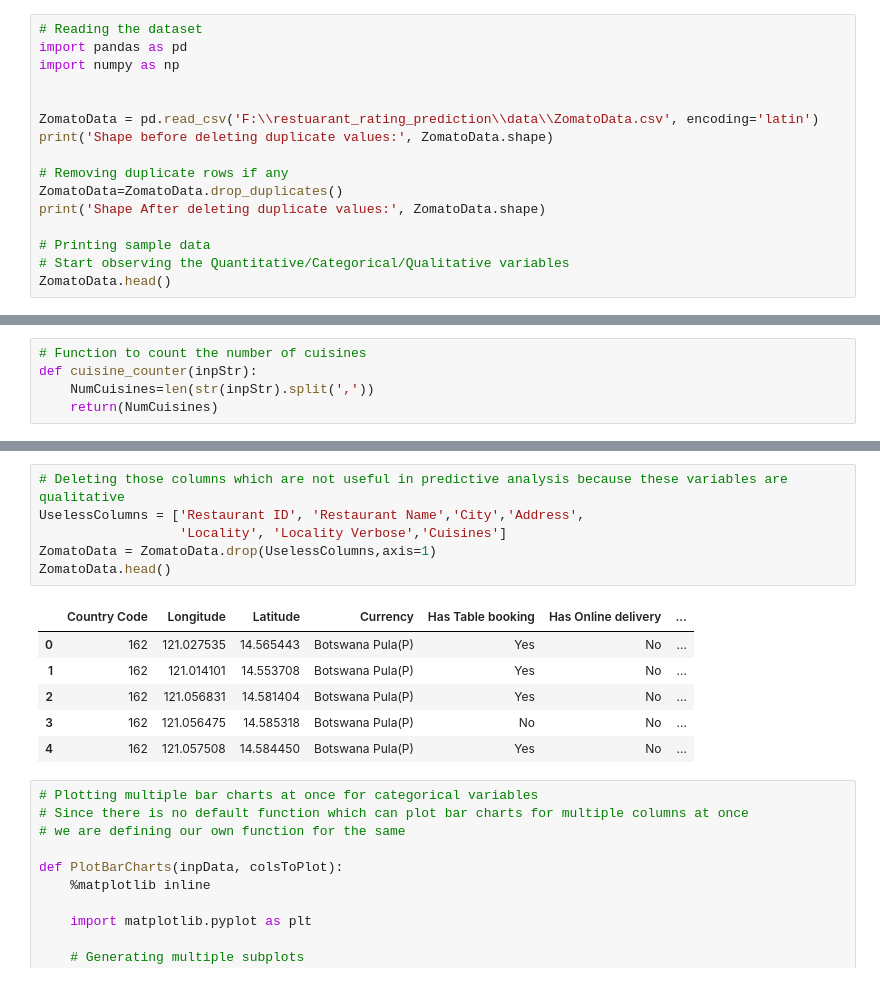
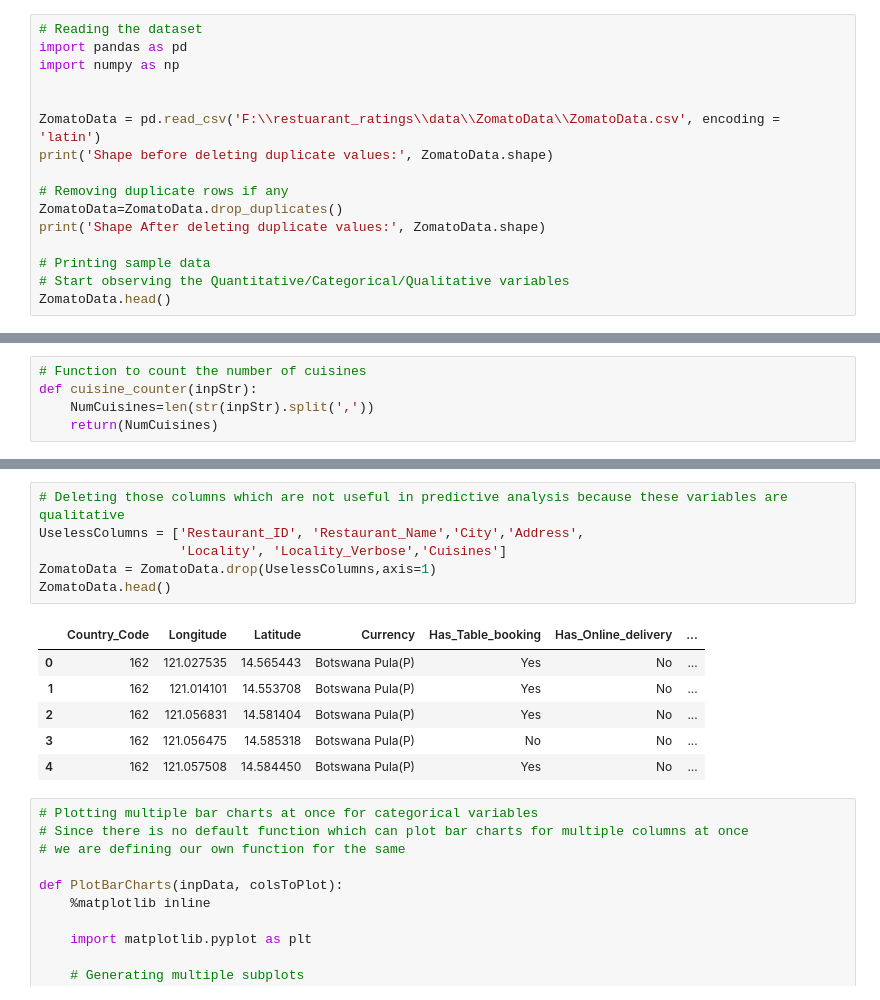
Before and after one commit to Adityashinde1/restuarant_ratings, a Jupyter notebook: notebook/restuarant_rating_prediction.ipynb, the cells around one changed output, grey strips where cells are left out. Drawn from its saved outputs; the diff is of its cells as text.

```diff
--- a/notebook/restuarant_rating_prediction.ipynb
+++ b/notebook/restuarant_rating_prediction.ipynb
@@ -8,7 +8,7 @@ import pandas as pd
 import numpy as np
 
 
-ZomatoData = pd.read_csv('F:\\restuarant_rating_prediction\\data\\ZomatoData.csv', encoding='latin')
+ZomatoData = pd.read_csv('F:\\restuarant_ratings\\data\\ZomatoData\\ZomatoData.csv', encoding = 'latin')
 print('Shape before deleting duplicate values:', ZomatoData.shape)
 
 # Removing duplicate rows if any
@@ -129,12 +152,12 @@ ZomatoData.head()
 | 4 | 6314302 | Sambo Kojin | 162 | Mandaluyong City | Third Floor, Mega Atrium, SM Mega... | SM Megamall, Ortigas, Mandaluyong... | SM Megamall, Ortigas, Mandaluyong... | 121.057508 | ... |
 # %%
 # Deleting those columns which are not useful in predictive analysis because these variables are qualitative
-UselessColumns = ['Restaurant ID', 'Restaurant Name','City','Address',
-                  'Locality', 'Locality Verbose','Cuisines']
+UselessColumns = ['Restaurant_ID', 'Restaurant_Name','City','Address',
+                  'Locality', 'Locality_Verbose','Cuisines']
 ZomatoData = ZomatoData.drop(UselessColumns,axis=1)
 ZomatoData.head()
 # %% [output]
-|  | Country Code | Longitude | Latitude | Currency | Has Table booking | Has Online delivery | ... |
+|  | Country_Code | Longitude | Latitude | Currency | Has_Table_booking | Has_Online_delivery | ... |
 | 0 | 162 | 121.027535 | 14.565443 | Botswana Pula(P) | Yes | No | ... |
 | 1 | 162 | 121.014101 | 14.553708 | Botswana Pula(P) | Yes | No | ... |
 | 2 | 162 | 121.056831 | 14.581404 | Botswana Pula(P) | Yes | No | ... |
```
Also changed, not shown: parts of 24 cells of this notebook, 4 other files.
